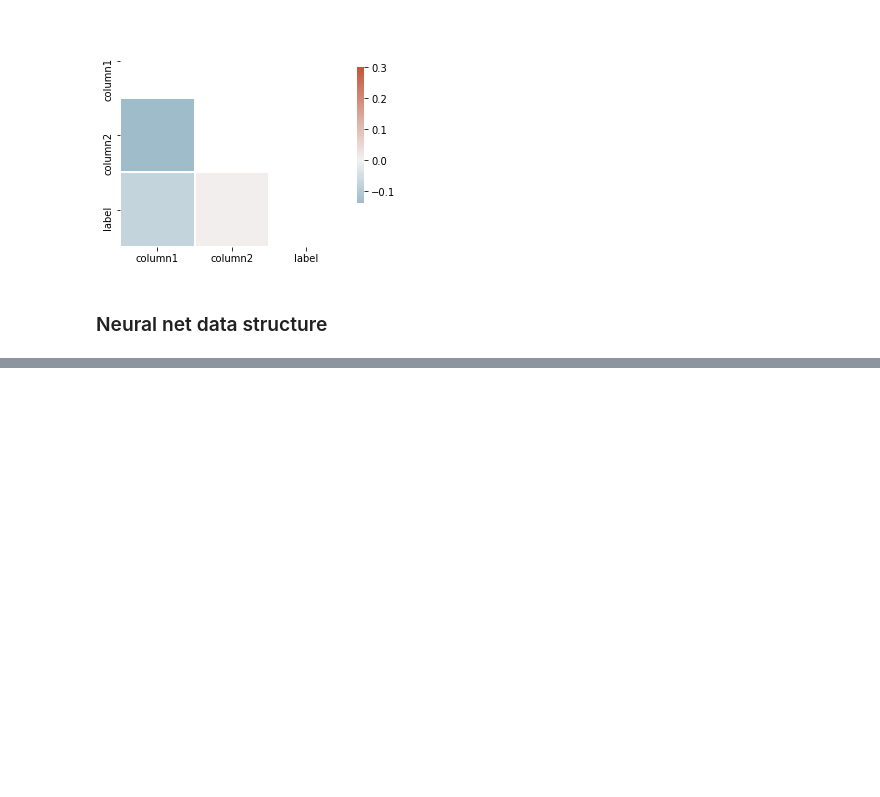
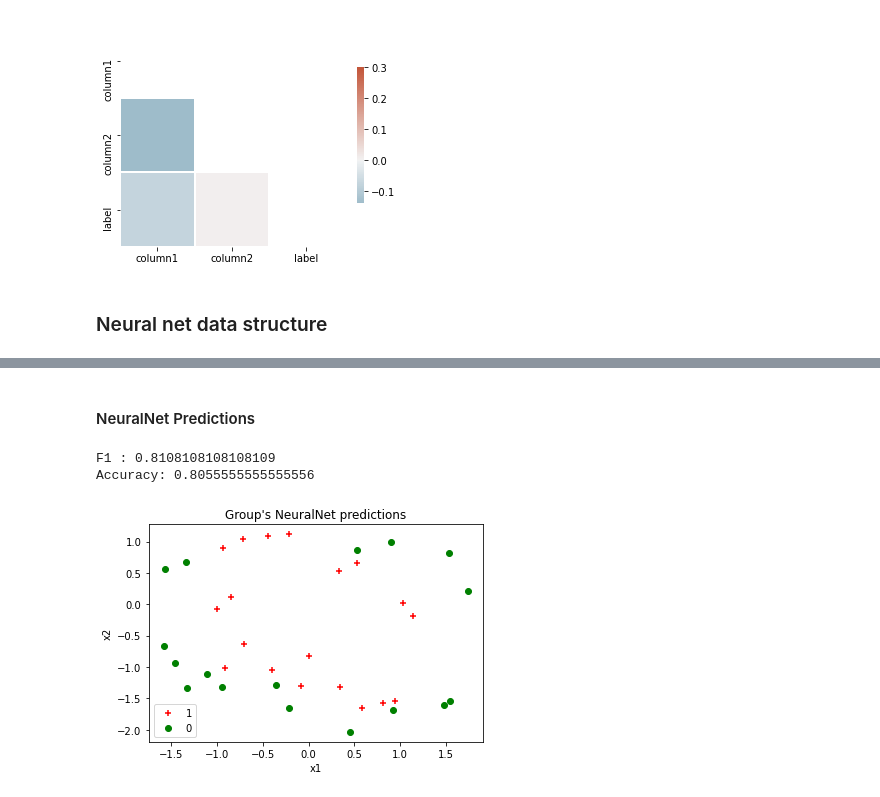
Before and after one commit to davidssand/neural-net, a Jupyter notebook: T2.ipynb, the cells around one changed output, grey strips where cells are left out. Cells and saved outputs as stored; diff of their text form; code cells hidden in the pictures; blank space fills up the shorter version.

```diff
--- a/T2.ipynb
+++ b/T2.ipynb
@@ -504,0 +396,9 @@ plt.legend(loc=0)
+# %% [markdown]
+#### NeuralNet Predictions
+# %%
+print_metrics(y_test, nn_preds_round)
+plot_outputs(X_test, nn_preds_round.ravel(), title="Group's NeuralNet predictions")
+# %% [output]
+F1 : 0.8108108108108109
+Accuracy: 0.8055555555555556
+[figure, added]
```
Also changed, not shown: parts of 23 cells of this notebook.
